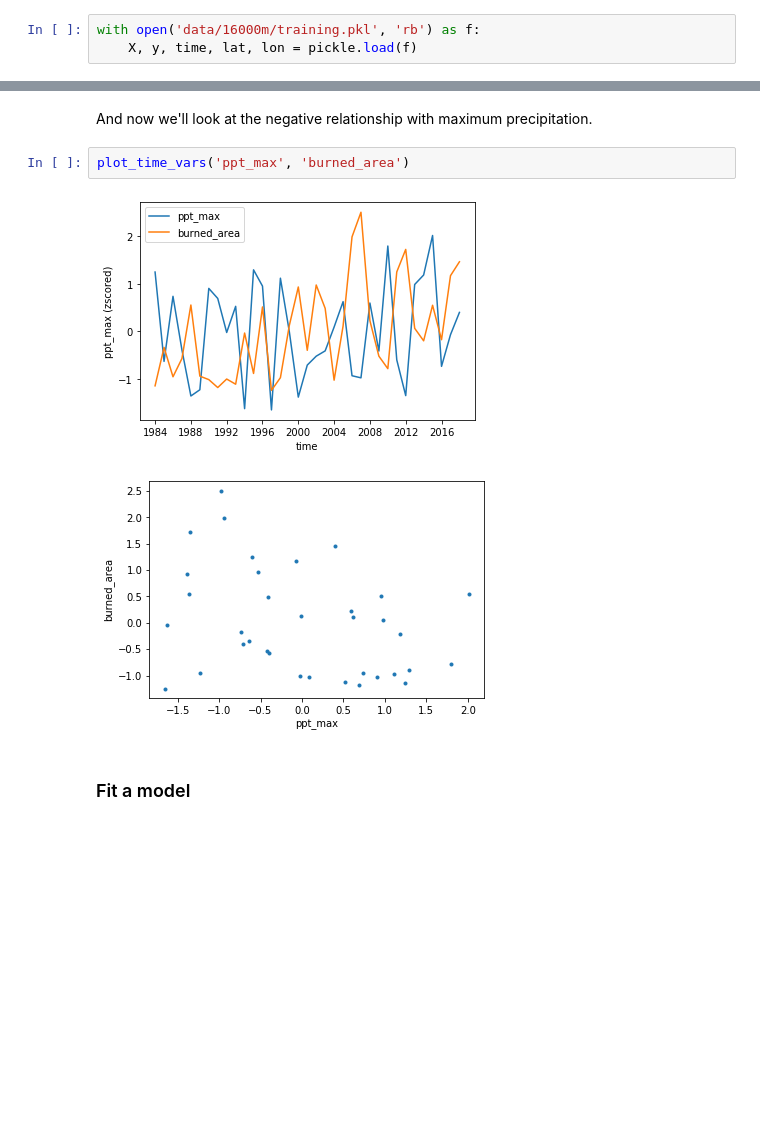
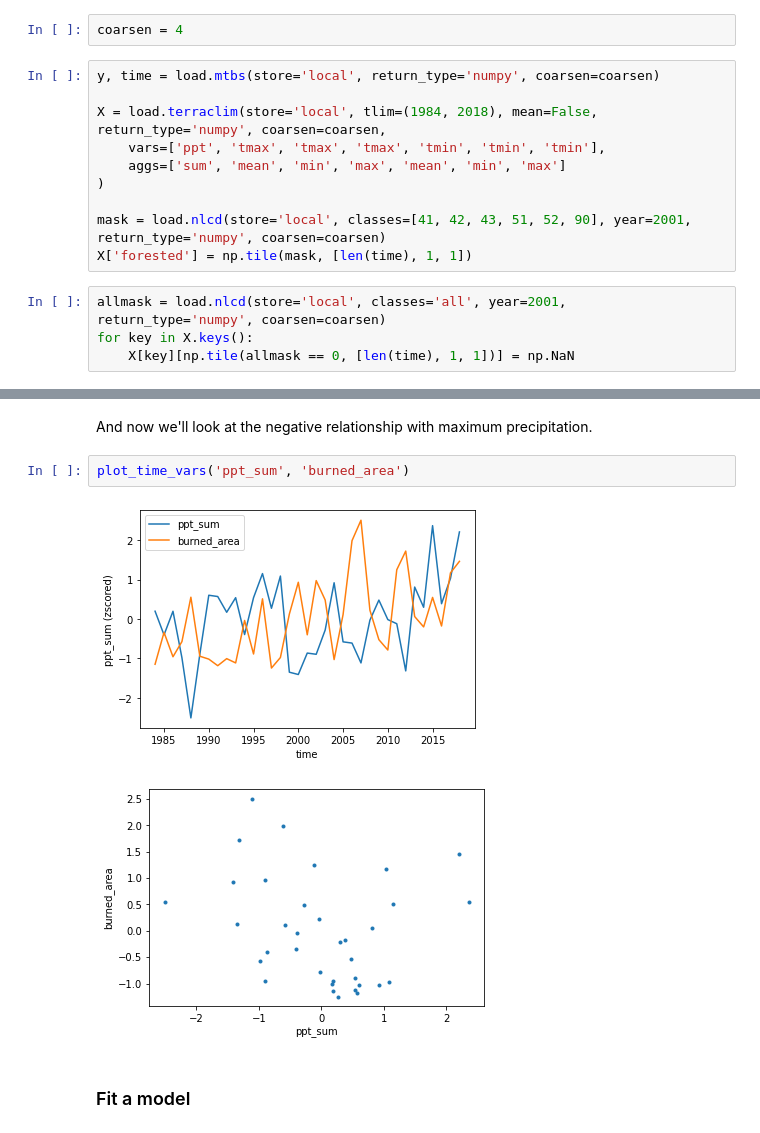
Before and after one commit to carbonplan/forest-risks, a Jupyter notebook: notebooks/fire/fire_model.ipynb, the cells around one changed output, grey strips where cells are left out. Drawn from its saved outputs; the diff is of its cells as text; blank space fills up the shorter version.

```diff
--- a/notebooks/fire/fire_model.ipynb
+++ b/notebooks/fire/fire_model.ipynb
@@ -63,5 +34,18 @@ X = load.terraclimate(store='local', return_type='numpy')
-# %%
-with open('data/16000m/training.pkl', 'rb') as f:
-    X, y, time, lat, lon = pickle.load(f)
+# %%
+coarsen = 4
+# %%
+y, time = load.mtbs(store='local', return_type='numpy', coarsen=coarsen)
+
+X = load.terraclim(store='local', tlim=(1984, 2018), mean=False, return_type='numpy', coarsen=coarsen,
+    vars=['ppt', 'tmax', 'tmax', 'tmax', 'tmin', 'tmin', 'tmin'],
+    aggs=['sum', 'mean', 'min', 'max', 'mean', 'min', 'max']
+)
+
+mask = load.nlcd(store='local', classes=[41, 42, 43, 51, 52, 90], year=2001, return_type='numpy', coarsen=coarsen)
+X['forested'] = np.tile(mask, [len(time), 1, 1])
+# %%
+allmask = load.nlcd(store='local', classes='all', year=2001, return_type='numpy', coarsen=coarsen)
+for key in X.keys():
+    X[key][np.tile(allmask == 0, [len(time), 1, 1])] = np.NaN
 # %% [markdown]
 There's one `y` variable `burned_area` and several `X` variables
@@ -121,10 +101,10 @@ plot_time_vars('tmax_max', 'burned_area')
 # %% [markdown]
 And now we'll look at the negative relationship with maximum precipitation.
 # %%
-plot_time_vars('ppt_max', 'burned_area')
+plot_time_vars('ppt_sum', 'burned_area')
 # %% [output]
-[figure, old version]
+[figure, new version]
-[figure, old version]
+[figure, new version]
 # %% [markdown]
 ### Fit a model
 # %% [markdown]
```
Also changed, not shown: parts of 38 cells of this notebook, 15 other files.
